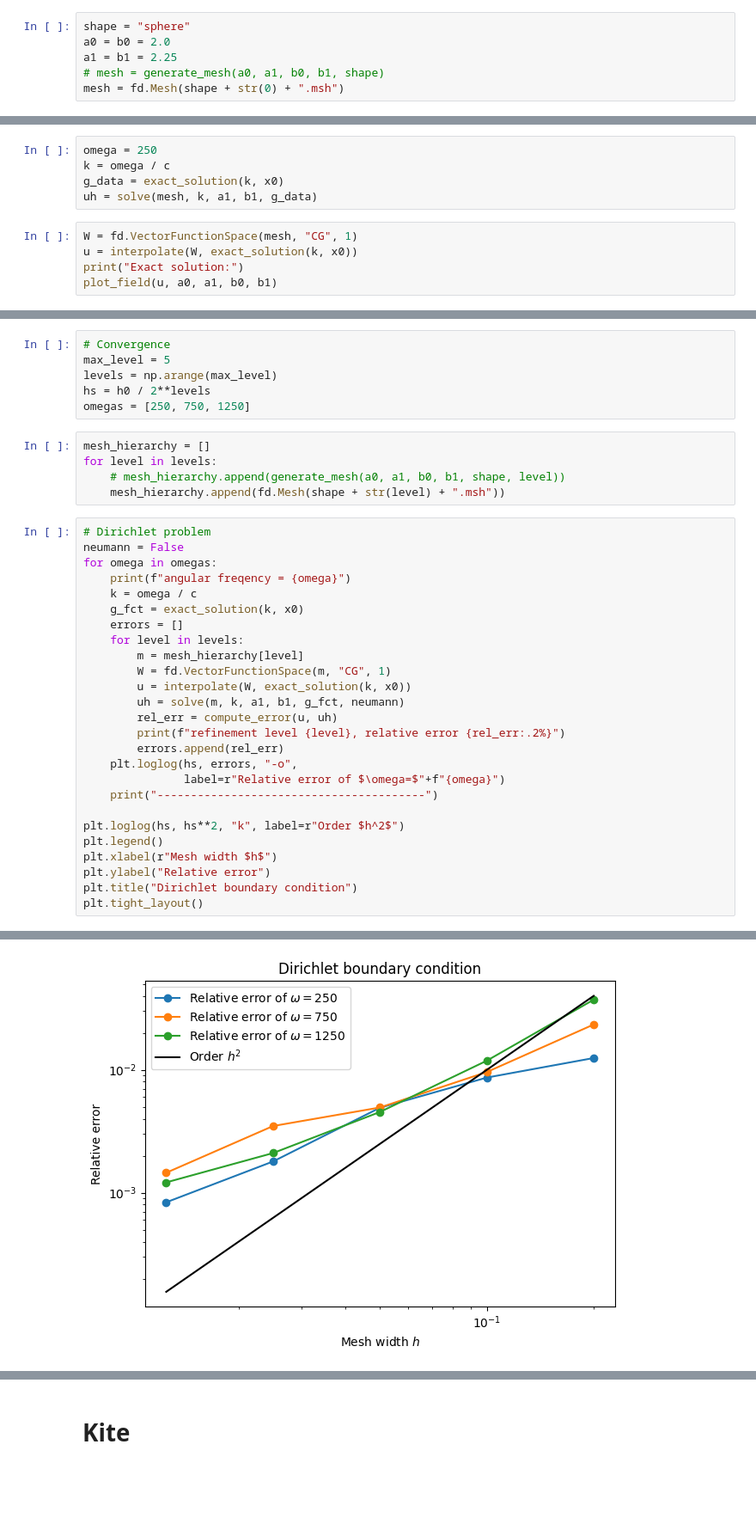
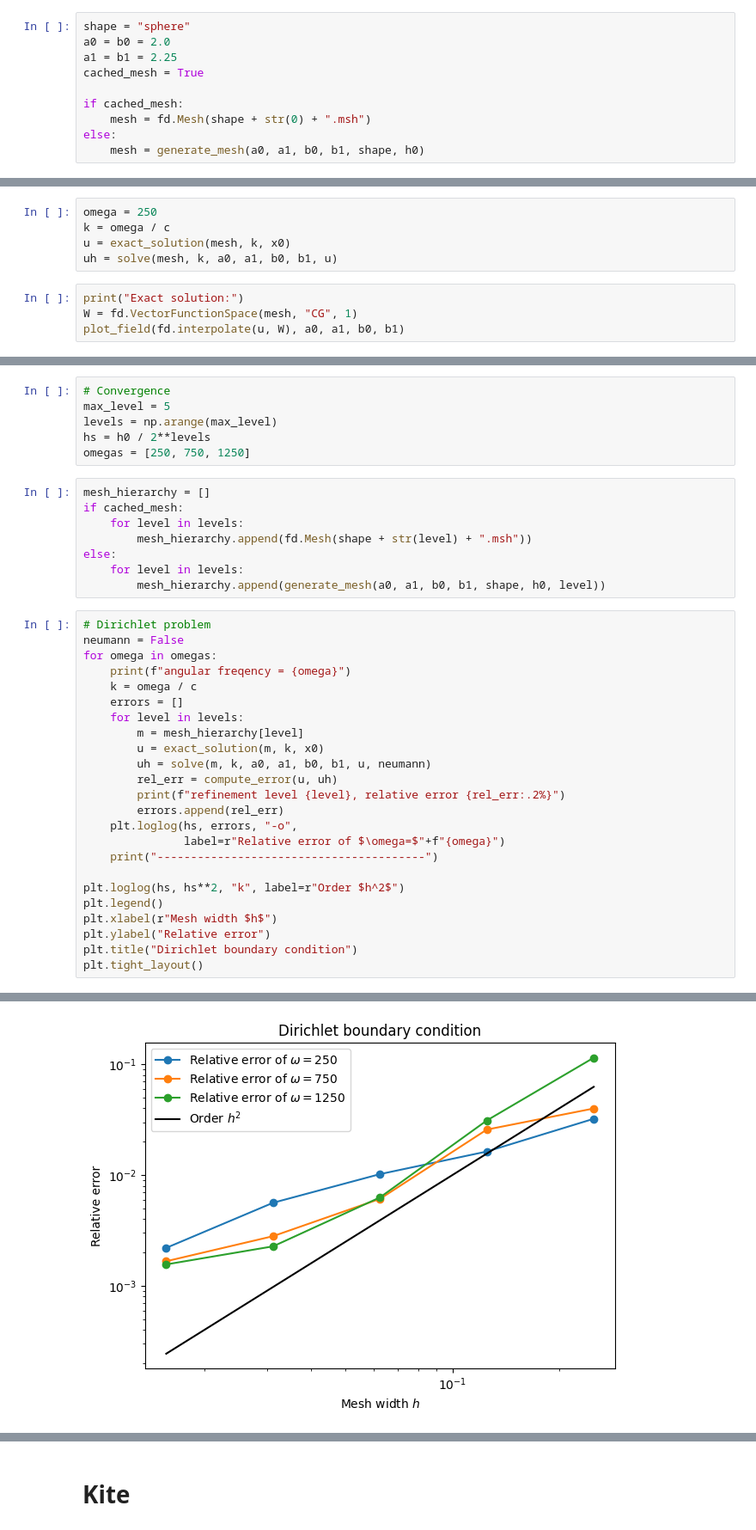
Before and after one commit to gninr/scattering, a Jupyter notebook: point_source.ipynb, the cells around one changed output, grey strips where cells are left out. Shown at 86% size. Drawn from its saved outputs; the diff is of its cells as text; blank space fills up the shorter version.

```diff
--- a/point_source.ipynb
+++ b/point_source.ipynb
@@ -24,8 +34,12 @@ def exact_solution(k, x0):
 shape = "sphere"
 a0 = b0 = 2.0
 a1 = b1 = 2.25
-# mesh = generate_mesh(a0, a1, b0, b1, shape)
-mesh = fd.Mesh(shape + str(0) + ".msh")
+cached_mesh = True
+
+if cached_mesh:
+    mesh = fd.Mesh(shape + str(0) + ".msh")
+else:
+    mesh = generate_mesh(a0, a1, b0, b1, shape, h0)
 # %%
 plot_mesh(mesh)
 # %% [output]
@@ -33,13 +47,12 @@ plot_mesh(mesh)
 # %%
 omega = 250
 k = omega / c
-g_data = exact_solution(k, x0)
-uh = solve(mesh, k, a1, b1, g_data)
+u = exact_solution(mesh, k, x0)
+uh = solve(mesh, k, a0, a1, b0, b1, u)
 # %%
+print("Exact solution:")
 W = fd.VectorFunctionSpace(mesh, "CG", 1)
-u = interpolate(W, exact_solution(k, x0))
-print("Exact solution:")
-plot_field(u, a0, a1, b0, b1)
+plot_field(fd.interpolate(u, W), a0, a1, b0, b1)
 # %% [output]
 Exact solution:
 [figure]
@@ -66,22 +79,23 @@ hs = h0 / 2**levels
 omegas = [250, 750, 1250]
 # %%
 mesh_hierarchy = []
-for level in levels:
-    # mesh_hierarchy.append(generate_mesh(a0, a1, b0, b1, shape, level))
-    mesh_hierarchy.append(fd.Mesh(shape + str(level) + ".msh"))
+if cached_mesh:
+    for level in levels:
+        mesh_hierarchy.append(fd.Mesh(shape + str(level) + ".msh"))
+else:
+    for level in levels:
+        mesh_hierarchy.append(generate_mesh(a0, a1, b0, b1, shape, h0, level))
 # %%
 # Dirichlet problem
 neumann = False
 for omega in omegas:
     print(f"angular freqency = {omega}")
     k = omega / c
-    g_fct = exact_solution(k, x0)
     errors = []
     for level in levels:
         m = mesh_hierarchy[level]
-        W = fd.VectorFunctionSpace(m, "CG", 1)
-        u = interpolate(W, exact_solution(k, x0))
-        uh = solve(m, k, a1, b1, g_fct, neumann)
+        u = exact_solution(m, k, x0)
+        uh = solve(m, k, a0, a1, b0, b1, u, neumann)
         rel_err = compute_error(u, uh)
         print(f"refinement level {level}, relative error {rel_err:.2%}")
         errors.append(rel_err)
@@ -115,4 +129,4 @@ refinement level 4, relative error 0.12%
 ----------------------------------------
-[figure, old version]
+[figure, new version]
 # %%
 # Neumann problem
```
Also changed, not shown: parts of 23 cells of this notebook, 2 other files.
